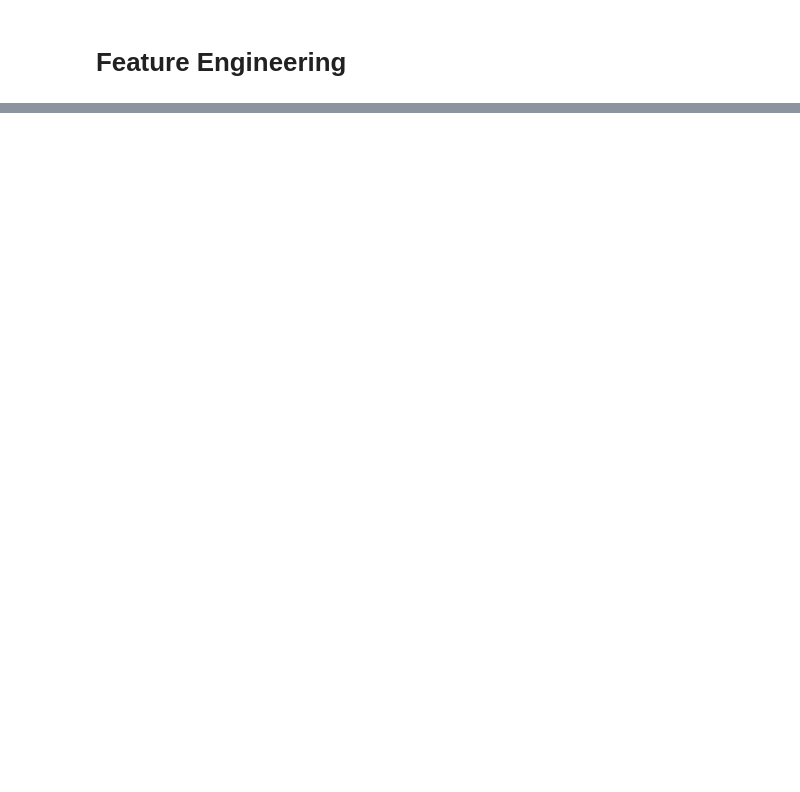
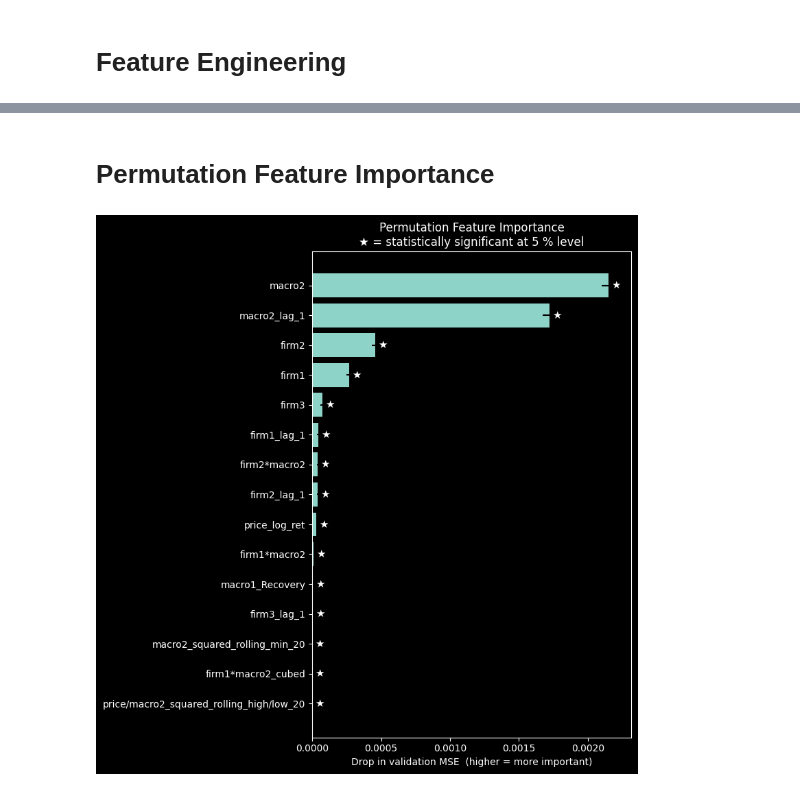
Before and after one commit to duresh08/230P-hw-1-sol, a Jupyter notebook: PS1/230P-HW1-sol.ipynb, the cells around one changed output, grey strips where cells are left out. Drawn from its saved outputs; the diff is of its cells as text; code cells hidden in the pictures; blank space fills up the shorter version.

```diff
--- a/PS1/230P-HW1-sol.ipynb
+++ b/PS1/230P-HW1-sol.ipynb
@@ -448,0 +1267,39 @@ one hot encoding categorical features
+# %% [markdown]
+# Permutation Feature Importance
+# %%
+
+def permutation_feat_imp(perm_df):
+    # keep only features with positive mean importance
+    viz_df = (
+        perm_df[perm_df["importance_mean"] > 0]
+            .sort_values("importance_mean", ascending=True)   # small→large for barh
+    )
+
+    BAR_HEIGHT = 0.45
+    fig_height = max(3, BAR_HEIGHT * len(viz_df) + 1.5)
+
+    plt.figure(figsize=(8, fig_height))
+    bars = plt.barh(
+        y=viz_df["feature"],
+        width=viz_df["importance_mean"],
+        xerr=viz_df["importance_std"],
+    )
+
+    # add a star for features that are significant at α = 0.05
+    for bar, sig in zip(bars, viz_df["significant_0_05"]):
+        if sig:
+            plt.text(
+                bar.get_width(),              # at the end of the bar
+                bar.get_y() + bar.get_height() / 2,
+                " ★",                         # leading space keeps it off the bar
+                va="center", ha="left", fontsize=11,
+            )
+
+    plt.xlabel("Drop in validation MSE  (higher = more important)")
+    plt.title("Permutation Feature Importance\n★ = statistically significant at 5 % level")
+    plt.tight_layout()
+    plt.show()
+
+permutation_feat_imp(perm_df)
+# %% [output]
+[figure, added]
```
Also changed, not shown: parts of 49 cells of this notebook, 9 other files.
